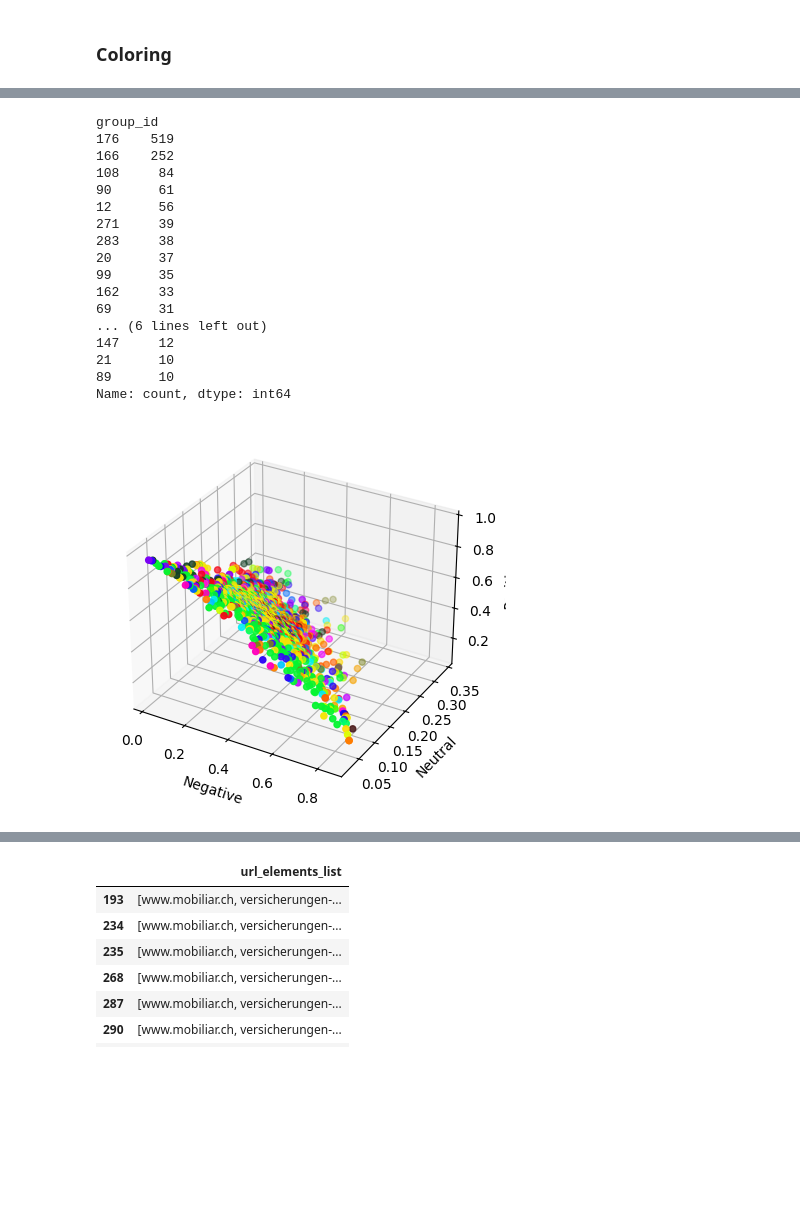
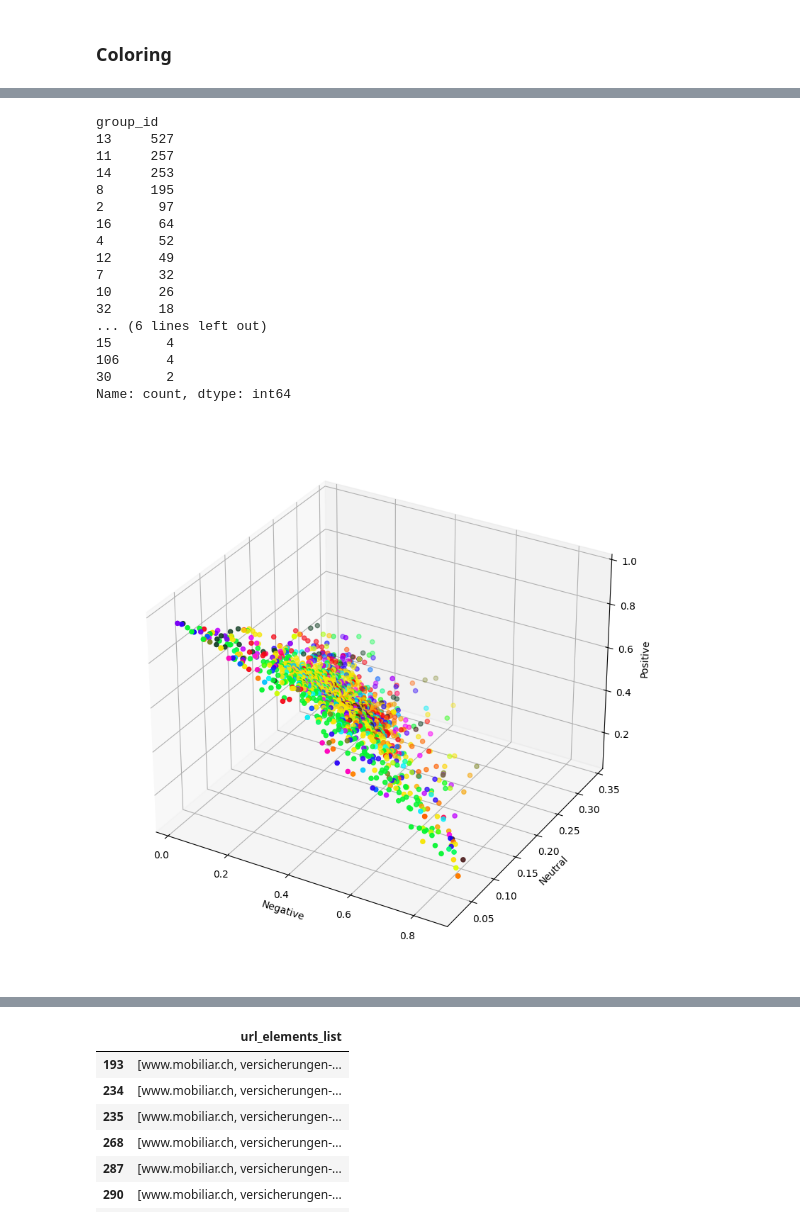
Before and after one commit to rmnrth4/wbth-project, a Jupyter notebook: graph_network/graph-clustering.ipynb, the cells around one changed output, grey strips where cells are left out. Saved outputs shown, nothing was run; the diff lists cells and outputs as text; code cells hidden in the pictures; blank space fills up the shorter version.

```diff
--- a/graph_network/graph-clustering.ipynb
+++ b/graph_network/graph-clustering.ipynb
@@ -373,32 +413,32 @@ get_cluster_plot(url_clustering_2, "group_id")
 # %%
-url_clustering_3["group_id"].value_counts()[:20]
+url_clustering_2["group_id"].value_counts()[:20]
 # %% [output]
 group_id
-176    519
-166    252
-108     84
-90      61
-12      56
-271     39
-283     38
-20      37
-99      35
-162     33
-69      31
+13     527
+11     257
+14     253
+8      195
+2       97
+16      64
+4       52
+12      49
+7       32
+10      26
+32      18
 ... (6 lines left out)
-147     12
-21      10
-89      10
+15       4
+106      4
+30       2
 Name: count, dtype: int64
 # %%
 # specific_colors = {
 #    176: "#f5e505", 166: "#05f531", 108: "#f50515", 90: "#2d05f7", 12: "#f5a505", 271: "#7c02f5", 283:"#c20aff", 20:"#4a1a1a", 99:"#02eff7", 162:"#144026", 69:"#79801d"
 # }
 # append_cluster_color(url_clustering_3, "group_id", specific_colors)
+url_clustering_3 = pd.read_json("../graph_network/url_clustering_3_04-05-24.json")
 get_cluster_plot(url_clustering_3, "group_id")
-
 # save_as_json(url_clustering_3, "url_clustering_3")
 # %% [output]
-[figure, old version]
+[figure, new version]
 # %%
 url_clustering_2[url_clustering_2["group_id"]==12][["url_elements_list"]][:20]
```
Also changed, not shown: parts of 31 cells of this notebook, 3 other files.
